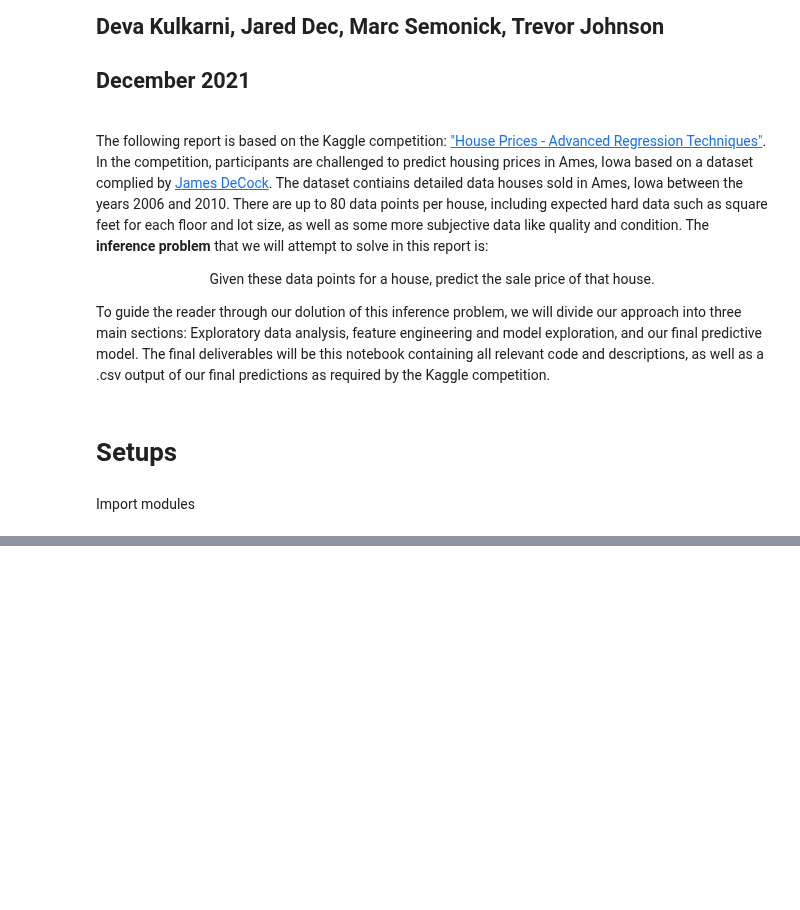
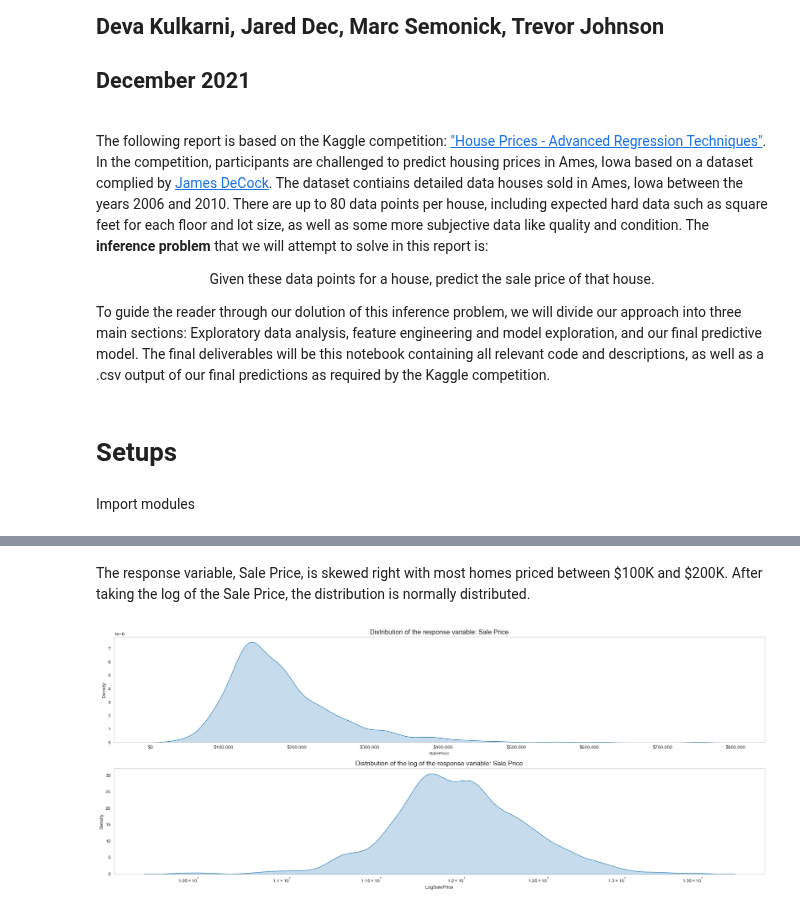
Before and after one commit to trevor-johnson1/w207_finalproject, a Jupyter notebook: final_report/final_report.ipynb, the cells around one changed output, grey strips where cells are left out. Cells and saved outputs as stored; diff of their text form; code cells hidden in the pictures; blank space fills up the shorter version.

```diff
--- a/final_report/final_report.ipynb
+++ b/final_report/final_report.ipynb
@@ -57,0 +93,24 @@ sample = pd.read_csv("../../housing_data/sample_submission.csv")
+# %% [markdown]
+The response variable, Sale Price, is skewed right with most homes priced between \$100K and \$200K. After taking the log of the Sale Price, the distribution is normally distributed.
+# %%
+train_log = train.copy()
+train_log['LogSalePrice'] = np.log(train_log['SalePrice'])
+
+fig, ax = plt.subplots(2, 1, figsize=(20, 8))
+sns.set_style("whitegrid", {'axes.grid' : False})
+
+sns.kdeplot(ax=ax[0], data=train, x="SalePrice", bw_adjust=.8, fill=True)\
+    .set_title("Distribution of the response variable: Sale Price", size=14)
+
+fmt = '${x:,.0f}'
+tick = mtick.StrMethodFormatter(fmt)
+ax[0].xaxis.set_major_formatter(tick)
+
+sns.kdeplot(ax=ax[1], data=train_log, x="LogSalePrice", bw_adjust=.8, fill=True, log_scale=True)\
+    .set_title("Distribution of the log of the response variable: Sale Price", size=14)
+
+ax[1].xaxis.set_major_formatter(tick)
+
+fig.tight_layout()
+# %% [output]
+[figure, added]
```
Also changed, not shown: parts of 12 cells of this notebook.
